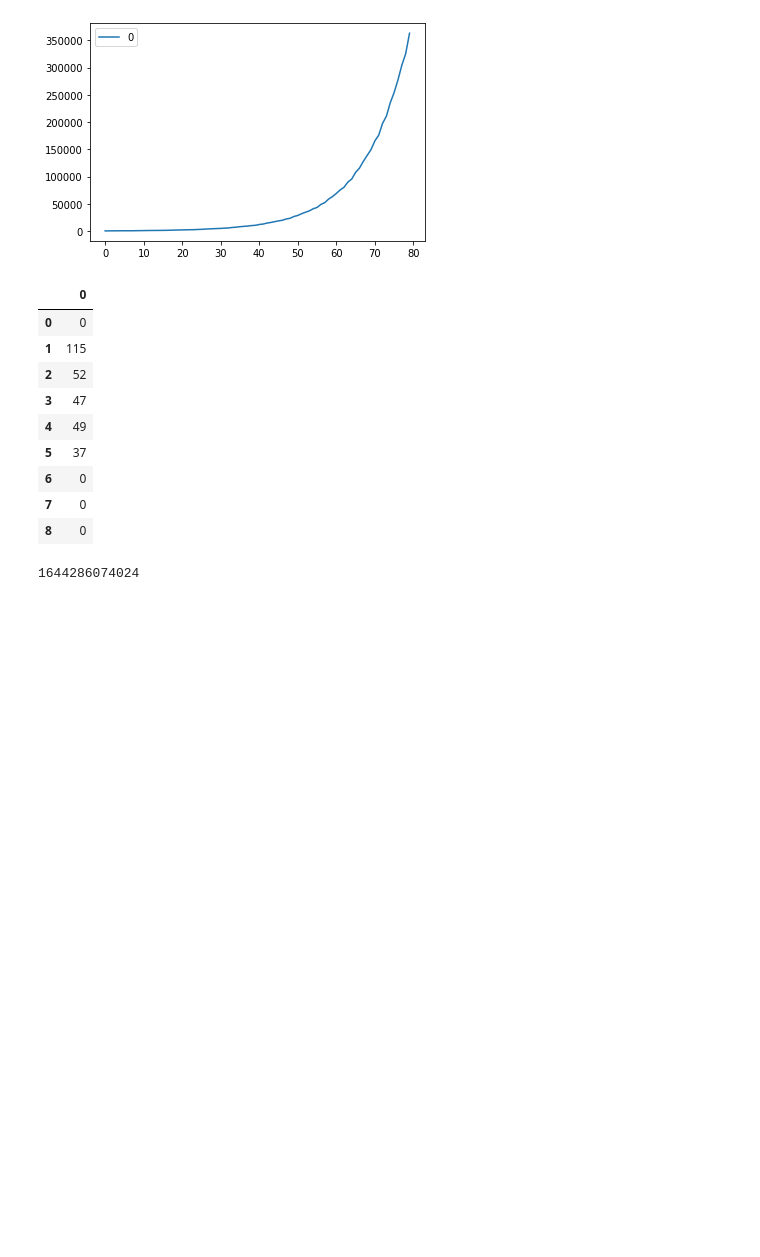
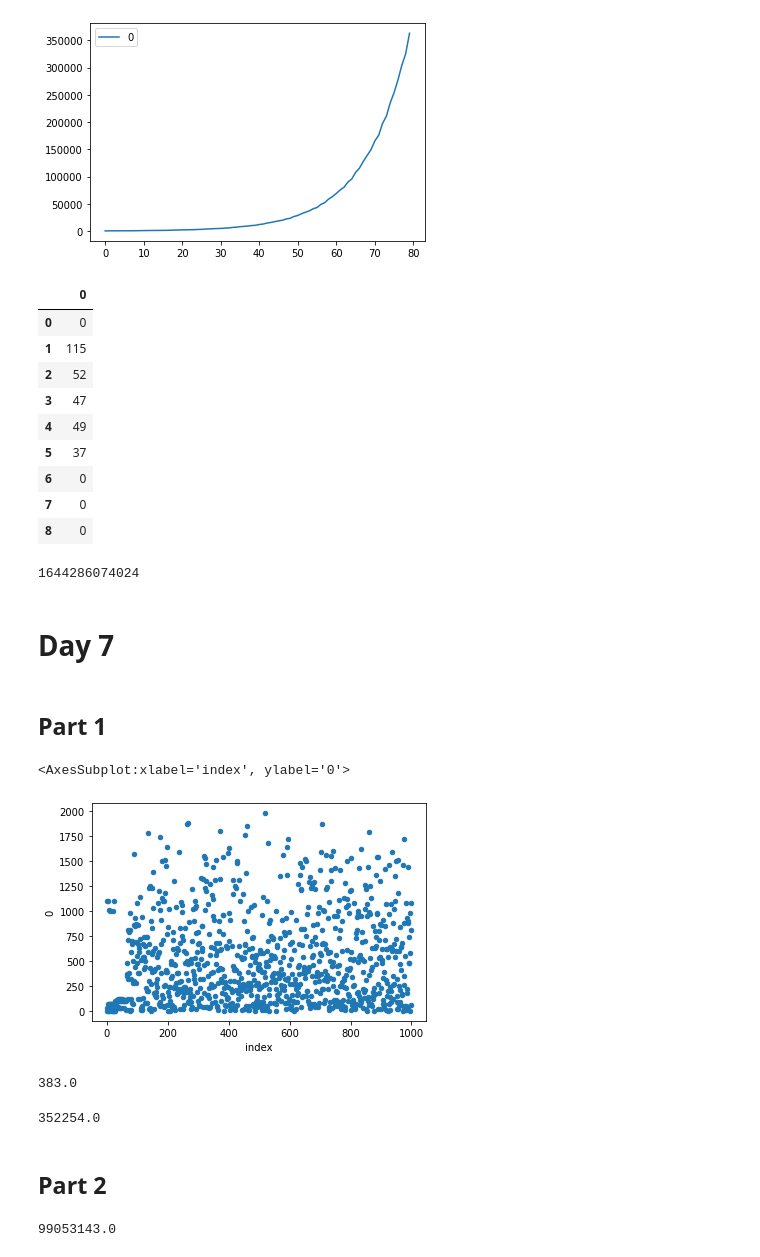
Before and after one commit to karolzak/adventofcode, a Jupyter notebook: 2021/melmatlis/advant.ipynb, the cells around one changed output. Drawn from its saved outputs; the diff is of its cells as text; code cells hidden in the pictures; blank space fills up the shorter version.

```diff
--- a/2021/melmatlis/advant.ipynb
+++ b/2021/melmatlis/advant.ipynb
@@ -421,3 +421,31 @@ for i in np.arange(256):
 int(fish.sum())
 # %% [output]
 1644286074024
+# %% [markdown]
+# Day 7
+# %% [markdown]
+## Part 1
+# %%
+f = open("./data/input7.txt", "r")
+c = f.readlines()
+import pandas as pd
+# %%
+df = pd.DataFrame(c)
+# %%
+df = df[0].str.split(',').apply(pd.Series).astype(int).T
+# %%
+df['index'] = df.index
+df.plot.scatter(x = 'index', y=0)
+# %% [output]
+<AxesSubplot:xlabel='index', ylabel='0'>
+[figure, added]
+# %%
+# use median since half will be bigger and half smaller - so it's least steps
+median  = df[0].median()
+print (median)
+(df[0]-median).abs().sum()
+# %% [output]
+383.0
+352254.0
+# %% [markdown]
+## Part 2
@@ -423,0 +456,6 @@ int(fish.sum())
+# %%
+df['steps'] = (df[0] - align).abs()
+df['fuel'] = df['steps'].apply(lambda x: np.arange(1,x+1).sum())
+df['fuel'].sum()
+# %% [output]
+99053143.0
```
Also changed, not shown: parts of 16 cells of this notebook, 1 other file.
